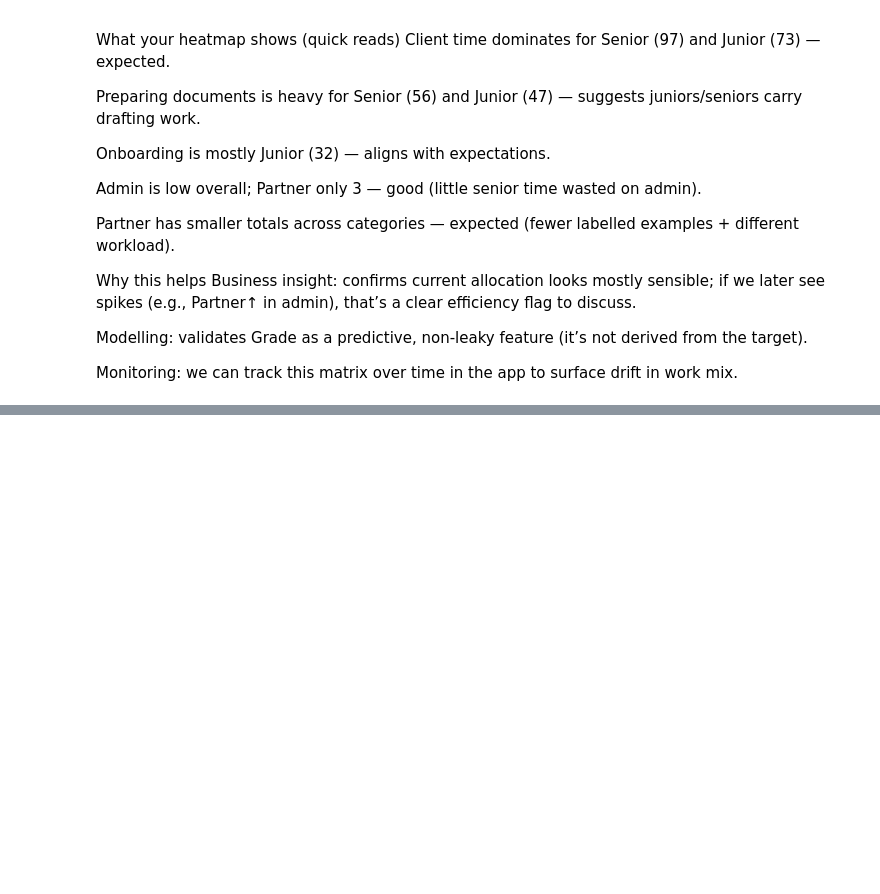
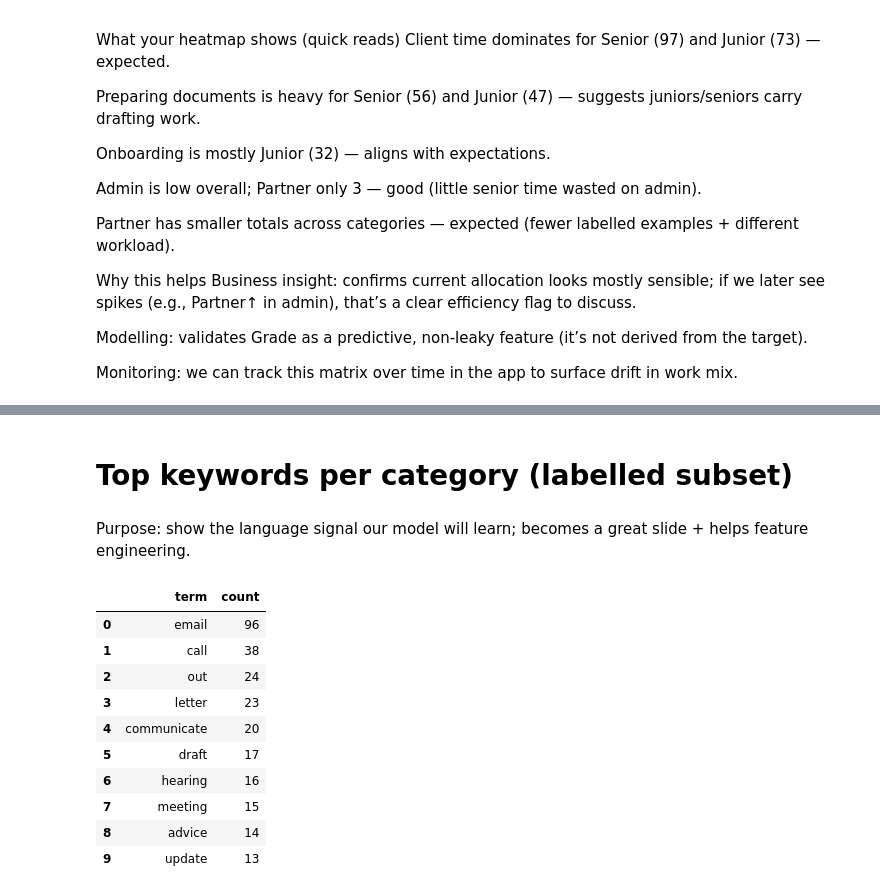
Before and after one commit to MuhammadToqeer/legal-time-categorisation-poc, a Jupyter notebook: notebooks/01_eda.ipynb, the cells around one changed output, grey strips where cells are left out. Saved outputs shown, nothing was run; the diff lists cells and outputs as text; code cells hidden in the pictures; blank space fills up the shorter version.

```diff
--- a/notebooks/01_eda.ipynb
+++ b/notebooks/01_eda.ipynb
@@ -509,0 +565,48 @@ Monitoring: we can track this matrix over time in the app to surface drift in wo
+# %% [markdown]
+# Top keywords per category (labelled subset)
+# %% [markdown]
+Purpose: show the language signal our model will learn; becomes a great slide + helps feature engineering.
+# %%
+df_l = df[df["Category"].notna()].copy()
+
+# minimal stopwords (tuned for this dataset)
+stop = set("""
+the a an and or of to for on in at by with from is are was were be been being
+this that these those it its as into about over under between after before during
+not no yes
+client time other comms admin billing onboarding preparing documents analyse review research
+""".split())
+
+def tokenize(s: str):
+    s = str(s).lower()
+    s = re.sub(r"[^a-z0-9\s]", " ", s)
+    toks = [t for t in s.split() if len(t) > 2 and t not in stop and not t.isdigit()]
+    return toks
+
+df_l["tokens"] = df_l["Time Narrative"].map(tokenize)
+
+def top_terms(n=10):
+    out = {}
+    for cat, g in df_l.groupby("Category"):
+        c = Counter()
+        for toks in g["tokens"]:
+            c.update(toks)
+        out[cat] = pd.DataFrame(c.most_common(n), columns=["term", "count"])
+    return out
+
+tops = top_terms(10)
+
+# show one as an example; try changing the key to other categories:
+tops["client time"]
+# %% [output]
+|  | term | count |
+| 0 | email | 96 |
+| 1 | call | 38 |
+| 2 | out | 24 |
+| 3 | letter | 23 |
+| 4 | communicate | 20 |
+| 5 | draft | 17 |
+| 6 | hearing | 16 |
+| 7 | meeting | 15 |
+| 8 | advice | 14 |
+| 9 | update | 13 |
```
Also changed, not shown: parts of 4 cells of this notebook.
